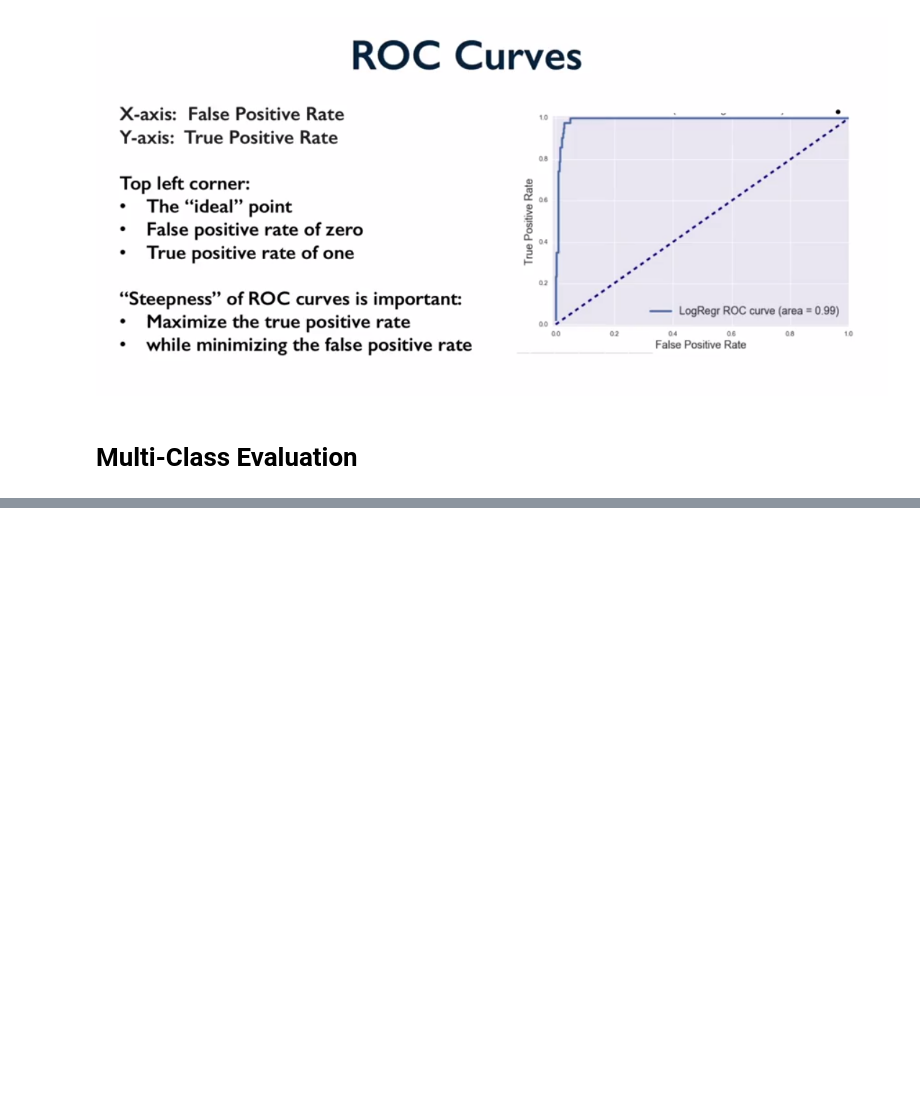
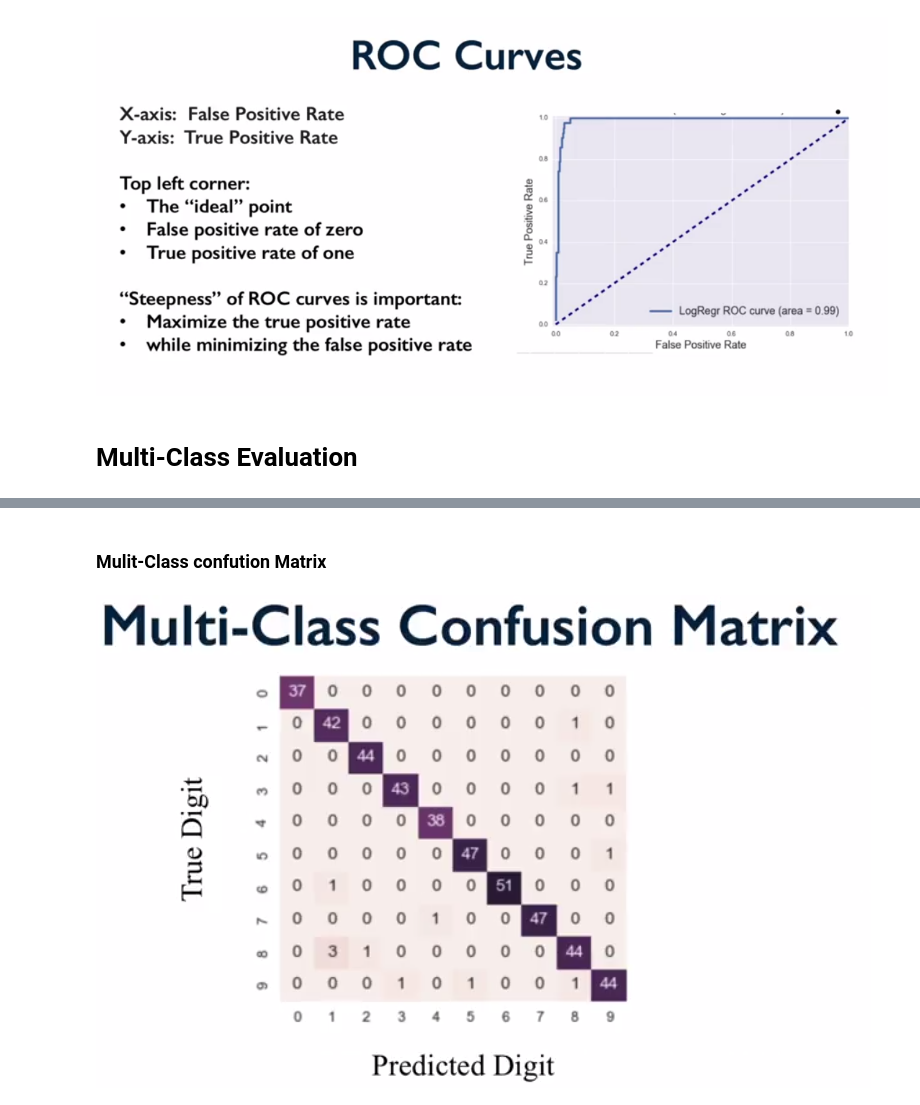
Before and after one commit to abudata/Applied_Machine_Learning, a Jupyter notebook: Applied_Machine_Learning_Module_3.ipynb, the cells around one changed output, grey strips where cells are left out. Cells and saved outputs as stored; diff of their text form; code cells hidden in the pictures; blank space fills up the shorter version.

Commit message:
Multi-class confusion matrix added

```diff
--- a/Applied_Machine_Learning_Module_3.ipynb
+++ b/Applied_Machine_Learning_Module_3.ipynb
@@ -385,0 +395,6 @@ Image('ROC_Curve.png')
+# %% [markdown]
+### Mulit-Class confution Matrix
+# %%
+Image('Multiclass_confusion_matrix.png')
+# %% [output]
+[figure, added]
```
Also changed, not shown: parts of 2 cells of this notebook.
